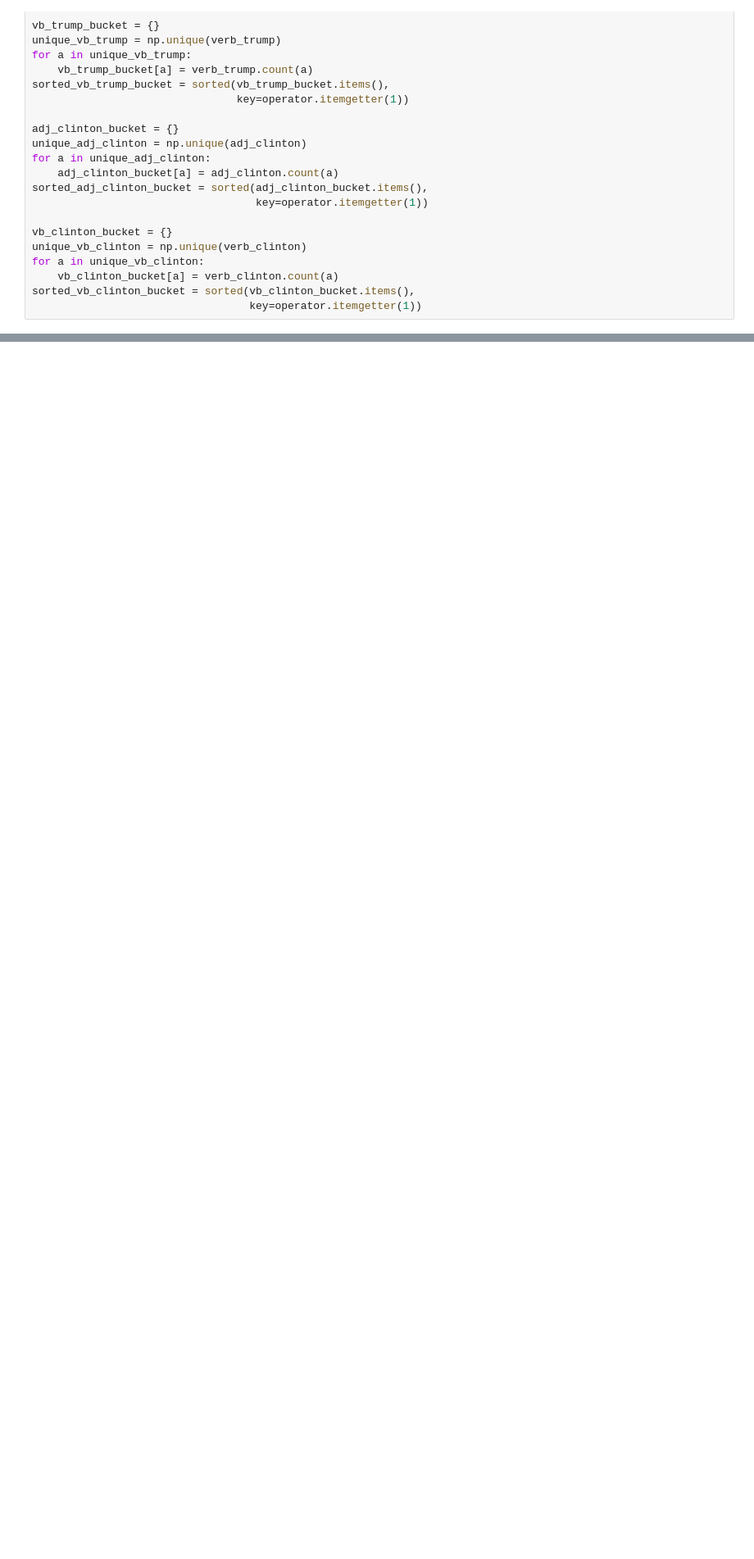
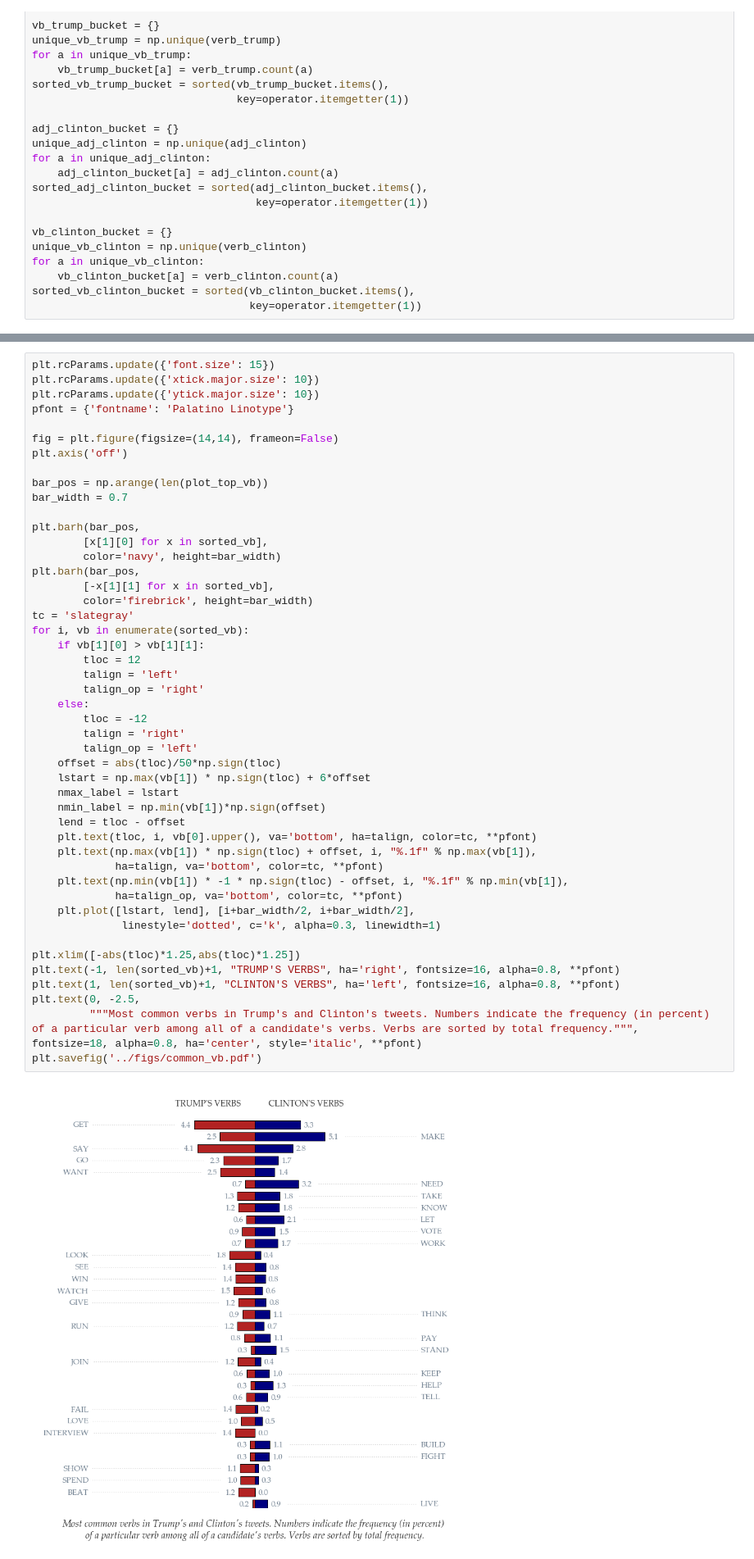
Before and after one commit to gogrean/elect2016, a Jupyter notebook: code/Negativity.ipynb, the cells around one changed output, grey strips where cells are left out. Shown at 82% size. Saved outputs shown, nothing was run; the diff lists cells and outputs as text; blank space fills up the shorter version.

```diff
--- a/code/Negativity.ipynb
+++ b/code/Negativity.ipynb
@@ -404 +427,52 @@ plt.savefig('../figs/common_adj.pdf')
+# %%
+plt.rcParams.update({'font.size': 15})
+plt.rcParams.update({'xtick.major.size': 10})
+plt.rcParams.update({'ytick.major.size': 10})
+pfont = {'fontname': 'Palatino Linotype'}
+
+fig = plt.figure(figsize=(14,14), frameon=False)
+plt.axis('off')
+
+bar_pos = np.arange(len(plot_top_vb))
+bar_width = 0.7
+
+plt.barh(bar_pos,
+        [x[1][0] for x in sorted_vb],
+        color='navy', height=bar_width)
+plt.barh(bar_pos,
+        [-x[1][1] for x in sorted_vb],
+        color='firebrick', height=bar_width)
+tc = 'slategray'
+for i, vb in enumerate(sorted_vb):
+    if vb[1][0] > vb[1][1]:
+        tloc = 12
+        talign = 'left'
+        talign_op = 'right'
+    else:
+        tloc = -12
+        talign = 'right'
+        talign_op = 'left'
+    offset = abs(tloc)/50*np.sign(tloc)
+    lstart = np.max(vb[1]) * np.sign(tloc) + 6*offset
+    nmax_label = lstart
+    nmin_label = np.min(vb[1])*np.sign(offset)
+    lend = tloc - offset
+    plt.text(tloc, i, vb[0].upper(), va='bottom', ha=talign, color=tc, **pfont)
+    plt.text(np.max(vb[1]) * np.sign(tloc) + offset, i, "%.1f" % np.max(vb[1]),
+             ha=talign, va='bottom', color=tc, **pfont)
+    plt.text(np.min(vb[1]) * -1 * np.sign(tloc) - offset, i, "%.1f" % np.min(vb[1]),
+             ha=talign_op, va='bottom', color=tc, **pfont)
+    plt.plot([lstart, lend], [i+bar_width/2, i+bar_width/2],
+              linestyle='dotted', c='k', alpha=0.3, linewidth=1)
+
+plt.xlim([-abs(tloc)*1.25,abs(tloc)*1.25])
+plt.text(-1, len(sorted_vb)+1, "TRUMP'S VERBS", ha='right', fontsize=16, alpha=0.8, **pfont)
+plt.text(1, len(sorted_vb)+1, "CLINTON'S VERBS", ha='left', fontsize=16, alpha=0.8, **pfont)
+plt.text(0, -2.5,
+         """Most common verbs in Trump's and Clinton's tweets. Numbers indicate the frequency (in percent)
+of a particular verb among all of a candidate's verbs. Verbs are sorted by total frequency.""",
+fontsize=18, alpha=0.8, ha='center', style='italic', **pfont)
+plt.savefig('../figs/common_vb.pdf')
+# %% [output]
+[figure, added]
 # %%
```
Also changed, not shown: parts of 16 cells of this notebook.
